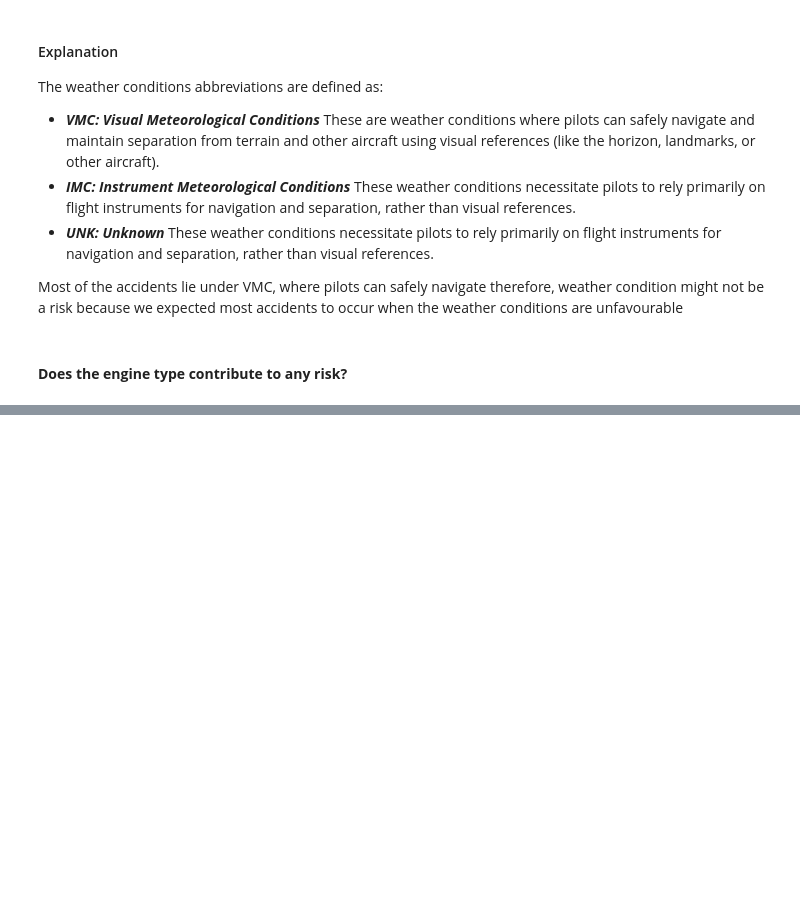
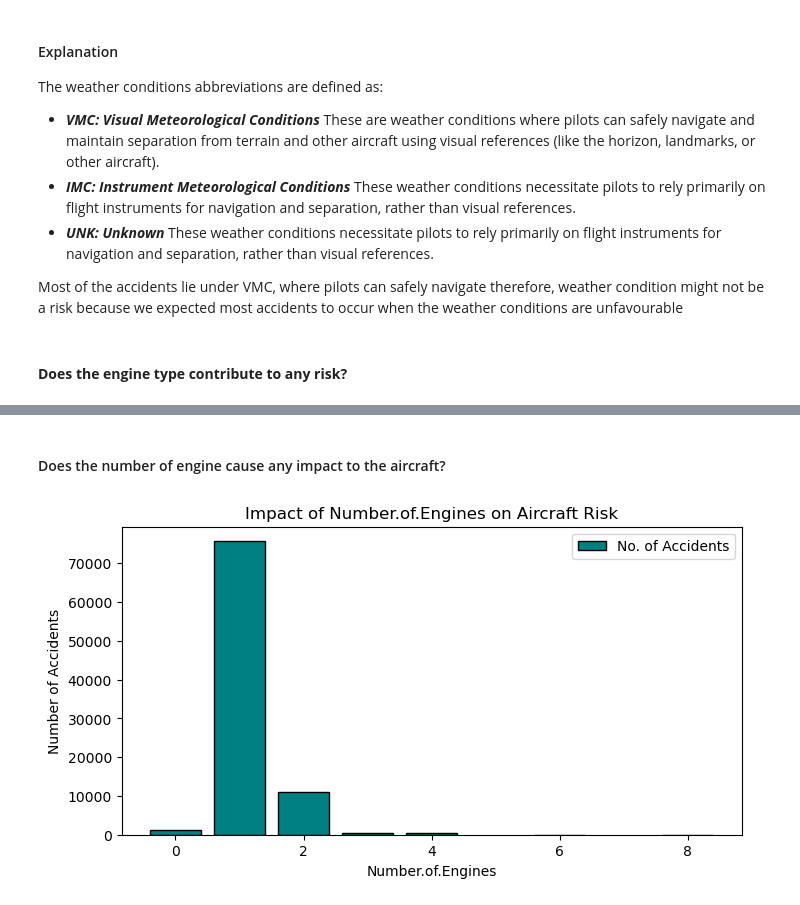
Before and after one commit to blaise-mwangi/dsc-project-aviation, a Jupyter notebook: dsc_project_aviation.ipynb, the cells around one changed output, grey strips where cells are left out. Saved outputs shown, nothing was run; the diff lists cells and outputs as text; code cells hidden in the pictures; blank space fills up the shorter version.

```diff
--- a/dsc_project_aviation.ipynb
+++ b/dsc_project_aviation.ipynb
@@ -328,0 +327,20 @@ plt.show()
+# %% [markdown]
+#### Does the number of engine cause any impact to the aircraft?
+# %%
+ #Count occurrences of each accident
+engine_counts = filtered_df["Number.of.Engines"].value_counts()
+
+# Plotting the bar
+plt.figure(figsize=(8, 4))
+plt.bar(engine_counts .index, engine_counts.values, edgecolor='black',color='teal', label='No. of Accidents')
+
+# Labels and title
+plt.xlabel('Number.of.Engines')
+plt.ylabel('Number of Accidents')
+plt.title('Impact of Number.of.Engines on Aircraft Risk')
+plt.legend()
+
+plt.xticks(rotation=0)
+plt.show()
+# %% [output]
+[figure, added]
```
Also changed, not shown: parts of 3 cells of this notebook.
